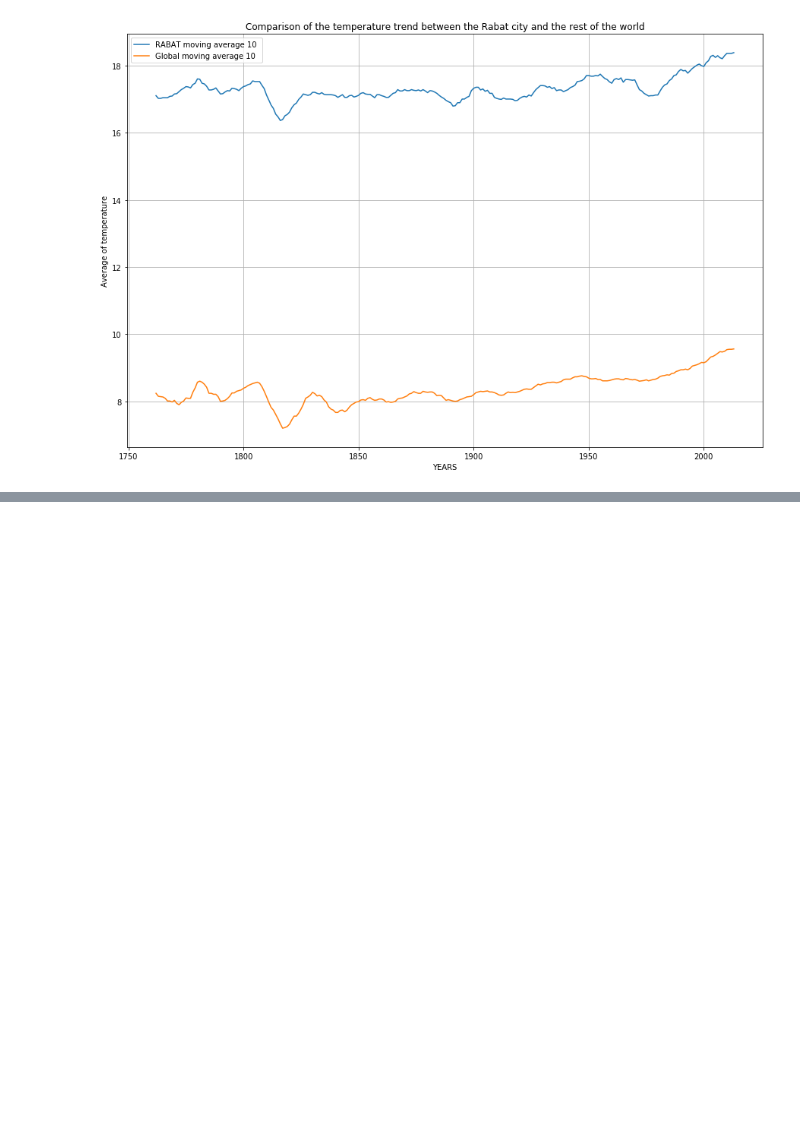
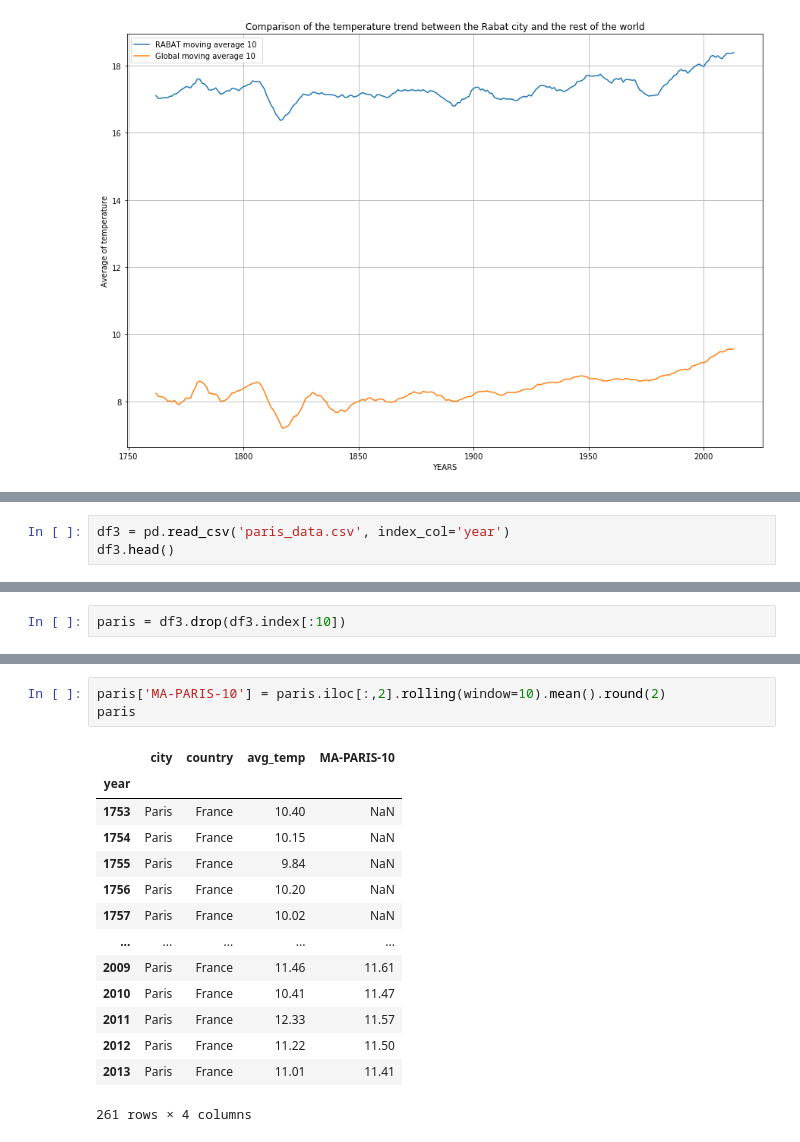
Before and after one commit to pxotmane/A-B-Testing-project, a Jupyter notebook: project_MA_10.ipynb, the cells around one changed output, grey strips where cells are left out. Saved outputs shown, nothing was run; the diff lists cells and outputs as text; blank space fills up the shorter version.

```diff
--- a/project_MA_10.ipynb
+++ b/project_MA_10.ipynb
@@ -168,0 +109,3 @@ plt.legend(loc=2)
+# %%
+df3 = pd.read_csv('paris_data.csv', index_col='year')
+df3.head()
@@ -168,0 +136,2 @@ plt.legend(loc=2)
+# %%
+paris = df3.drop(df3.index[:10])
@@ -168,0 +245,18 @@ plt.legend(loc=2)
+# %%
+paris['MA-PARIS-10'] = paris.iloc[:,2].rolling(window=10).mean().round(2)
+paris
+# %% [output]
+|  | city | country | avg_temp | MA-PARIS-10 |
+| year |  |  |  |  |
+| 1753 | Paris | France | 10.40 | NaN |
+| 1754 | Paris | France | 10.15 | NaN |
+| 1755 | Paris | France | 9.84 | NaN |
+| 1756 | Paris | France | 10.20 | NaN |
+| 1757 | Paris | France | 10.02 | NaN |
+| ... | ... | ... | ... | ... |
+| 2009 | Paris | France | 11.46 | 11.61 |
+| 2010 | Paris | France | 10.41 | 11.47 |
+| 2011 | Paris | France | 12.33 | 11.57 |
+| 2012 | Paris | France | 11.22 | 11.50 |
+| 2013 | Paris | France | 11.01 | 11.41 |
+261 rows × 4 columns
```
Also changed, not shown: parts of 39 cells of this notebook.
